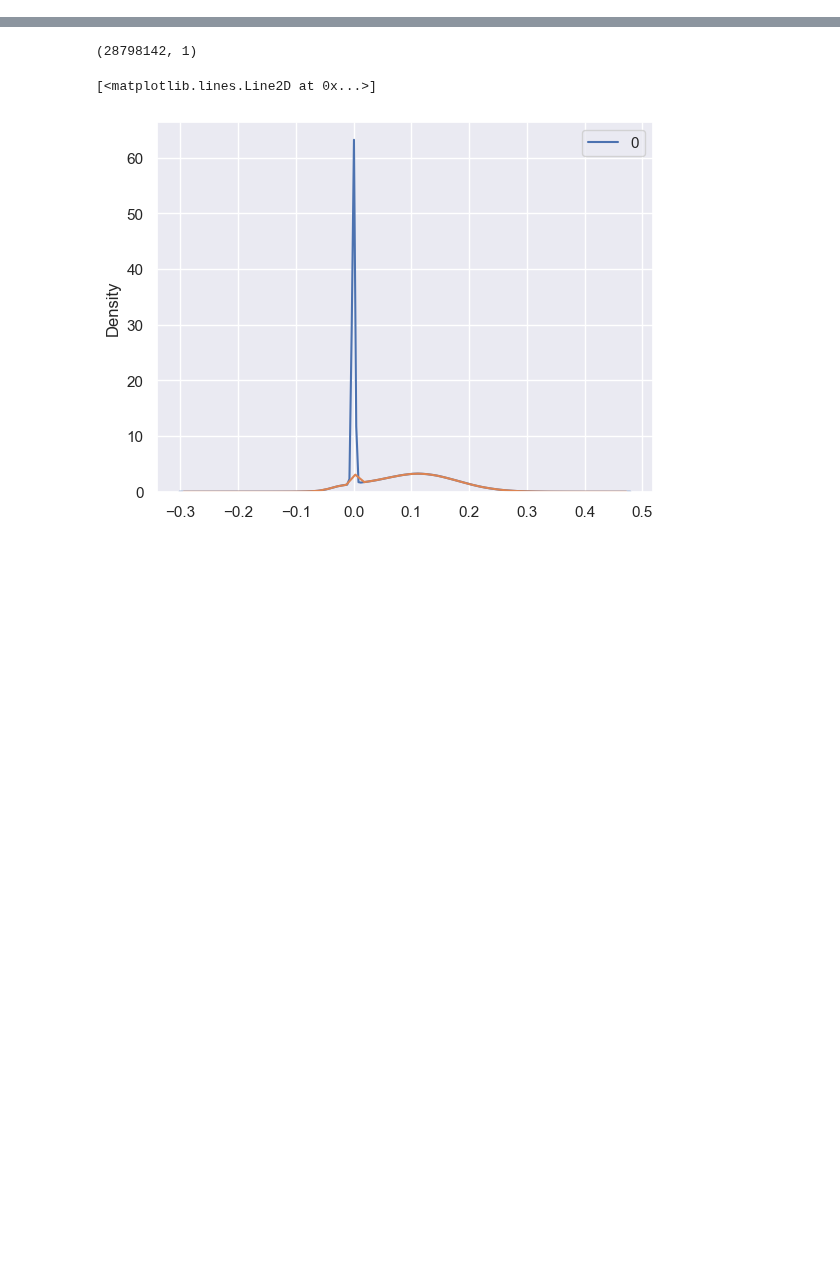
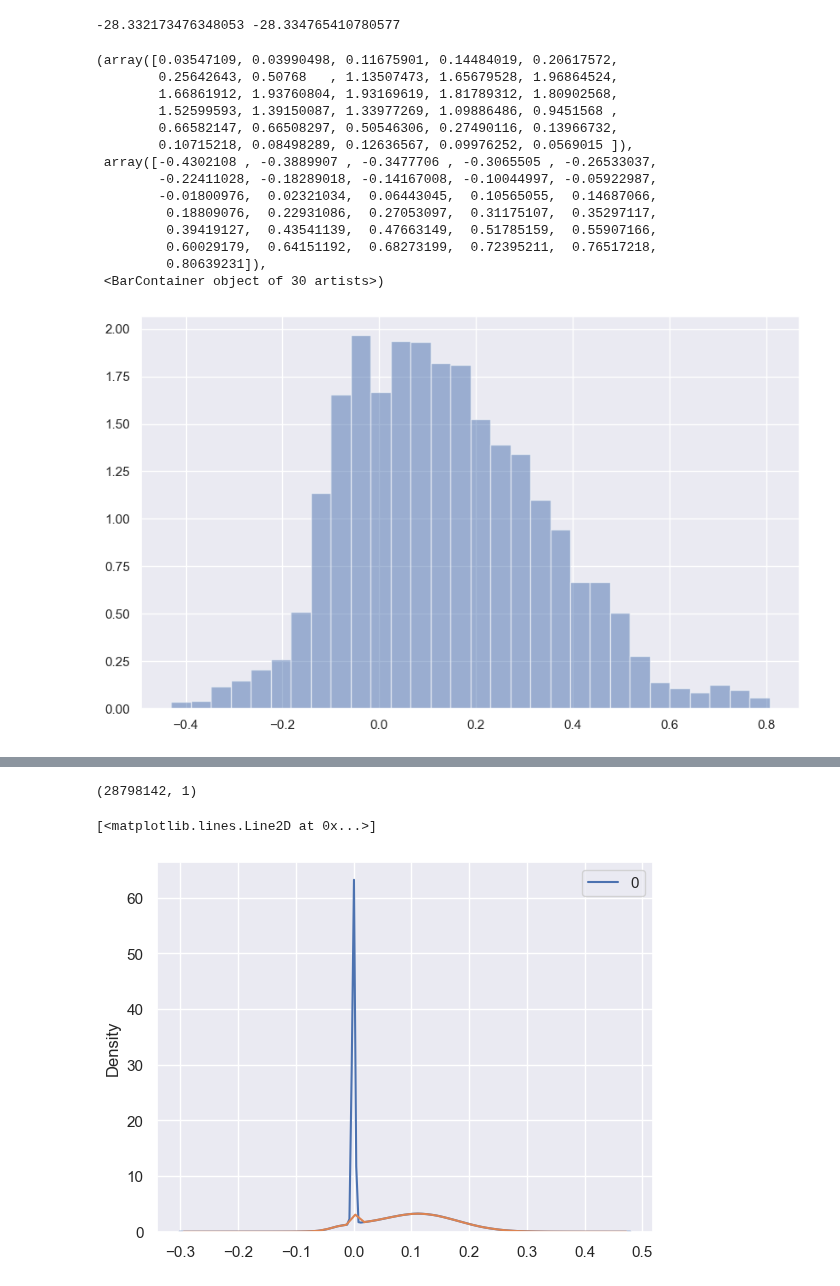
Before and after one commit to wenquchen/hytools, a Jupyter notebook: trait_probability_density.ipynb, the cells around one changed output, grey strips where cells are left out. Cells and saved outputs as stored; diff of their text form; code cells hidden in the pictures; blank space fills up the shorter version.

```diff
--- a/trait_probability_density.ipynb
+++ b/trait_probability_density.ipynb
@@ -30,0 +65,50 @@ la_trait_img = gdal.Open(r'F:\wenqu\trait_map\site2a_la_trait_map.tiff').ReadAsA
+# %%
+kde1 = gaussian_kde(site1b_data)
+x1 = np.linspace(np.min(site1b_data), np.max(site1b_data), 1000)
+pdf1 = kde1(x1)
+
+
+
+n_samples = len(site1b_data)
+new_data = kde1.resample(n_samples).flatten()
+
+
+x_new = np.linspace(np.min(new_data), np.max(new_data), 1000)
+#original data corresponding maximum density
+x1_max_density = x1[np.argmax(pdf1)]
+# origin_ymax.append((x1_max_density,site1b))
+x1_std_value = np.std(x1)
+# origin_std.append((x1_std_value, site1b))
+
+# Creating the KDE for the resampled data
+kde_new_data = gaussian_kde(new_data)
+pdf_new_data = kde_new_data(x_new)
+resampled_max_density = x_new[np.argmax(pdf_new_data)]
+# resampled_ymax.append((resampled_max_density, site1b))
+
+resampled_std_value = np.std(new_data)
+# resampled_std.append((resampled_std_value, site1b))
+print(x1_max_density, resampled_max_density)
+# %% [output]
+-28.332173476348053 -28.334765410780577
+# %%
+plt.figure(figsize=(10,6))
+
+# Histogram of the original data
+plt.hist(site2a_data, bins=30, density=True, alpha=0.5, label="Original Data Histogram")
+# %% [output]
+(array([0.03547109, 0.03990498, 0.11675901, 0.14484019, 0.20617572,
+        0.25642643, 0.50768   , 1.13507473, 1.65679528, 1.96864524,
+        1.66861912, 1.93760804, 1.93169619, 1.81789312, 1.80902568,
+        1.52599593, 1.39150087, 1.33977269, 1.09886486, 0.9451568 ,
+        0.66582147, 0.66508297, 0.50546306, 0.27490116, 0.13966732,
+        0.10715218, 0.08498289, 0.12636567, 0.09976252, 0.0569015 ]),
+ array([-0.4302108 , -0.3889907 , -0.3477706 , -0.3065505 , -0.26533037,
+        -0.22411028, -0.18289018, -0.14167008, -0.10044997, -0.05922987,
+        -0.01800976,  0.02321034,  0.06443045,  0.10565055,  0.14687066,
+         0.18809076,  0.22931086,  0.27053097,  0.31175107,  0.35297117,
+         0.39419127,  0.43541139,  0.47663149,  0.51785159,  0.55907166,
+         0.60029179,  0.64151192,  0.68273199,  0.72395211,  0.76517218,
+         0.80639231]),
+ <BarContainer object of 30 artists>)
+[figure, added]
```
Also changed, not shown: parts of 11 cells of this notebook.
